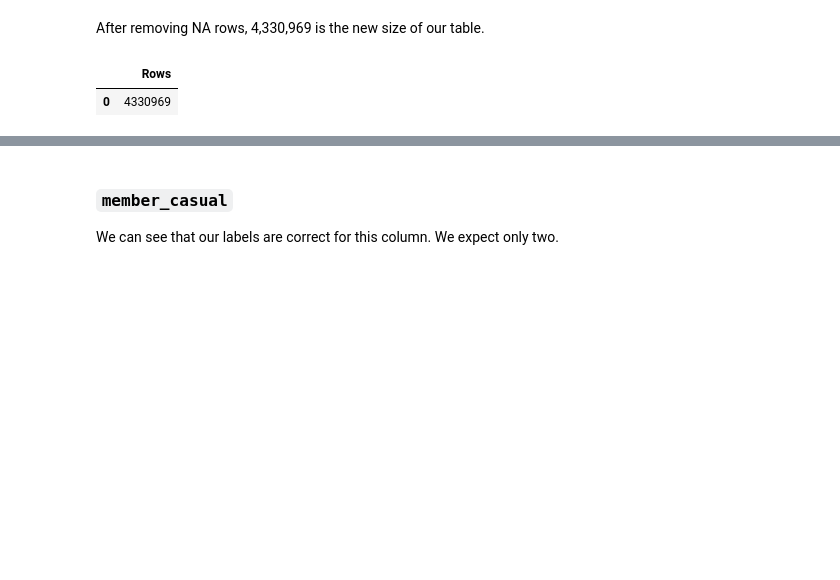
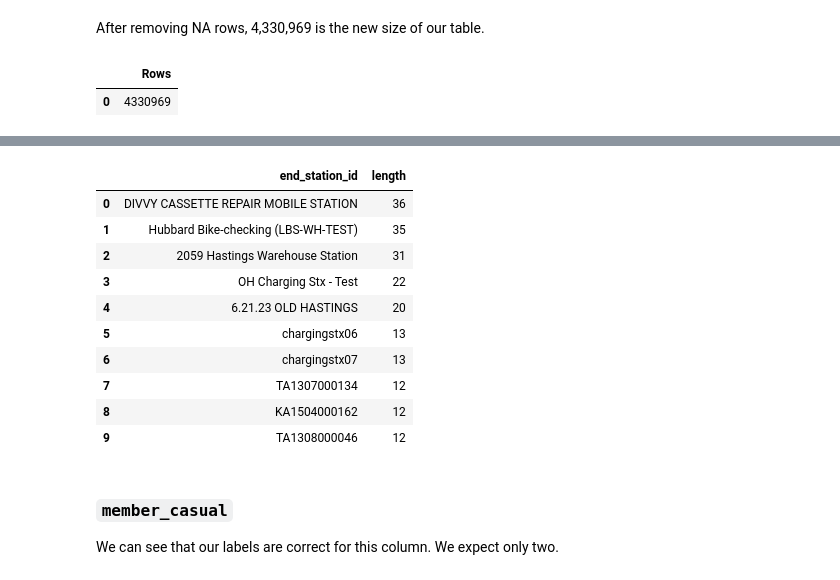
Before and after one commit to OscarFernandezMX/Cyclistic_data_analysis, a Jupyter notebook: Cyclistic_cleaning_part1.ipynb, the cells around one changed output, grey strips where cells are left out. Saved outputs shown, nothing was run; the diff lists cells and outputs as text; code cells hidden in the pictures; blank space fills up the shorter version.

```diff
--- a/Cyclistic_cleaning_part1.ipynb
+++ b/Cyclistic_cleaning_part1.ipynb
@@ -307,0 +383,17 @@ spark.sql(query).toPandas()
+# %%
+query = """
+SELECT
+    end_station_id,
+    LENGTH(end_station_id) AS length
+FROM
+    cyclistic_data_3
+GROUP BY
+    end_station_id
+ORDER BY
+    length DESC
+LIMIT
+    10;
+"""
+
+spark.sql(query).toPandas()
+# %% [output]
@@ -308,3 +408,14 @@ spark.sql(query).toPandas()
+|  | end_station_id | length |
+| 0 | DIVVY CASSETTE REPAIR MOBILE STATION | 36 |
+| 1 | Hubbard Bike-checking (LBS-WH-TEST) | 35 |
+| 2 | 2059 Hastings Warehouse Station | 31 |
+| 3 | OH Charging Stx - Test | 22 |
+| 4 | 6.21.23 OLD HASTINGS | 20 |
+| 5 | chargingstx06 | 13 |
+| 6 | chargingstx07 | 13 |
+| 7 | TA1307000134 | 12 |
+| 8 | KA1504000162 | 12 |
+| 9 | TA1308000046 | 12 |
 # %% [markdown]
 ### `member_casual`
 
```
Also changed, not shown: parts of 19 cells of this notebook.
